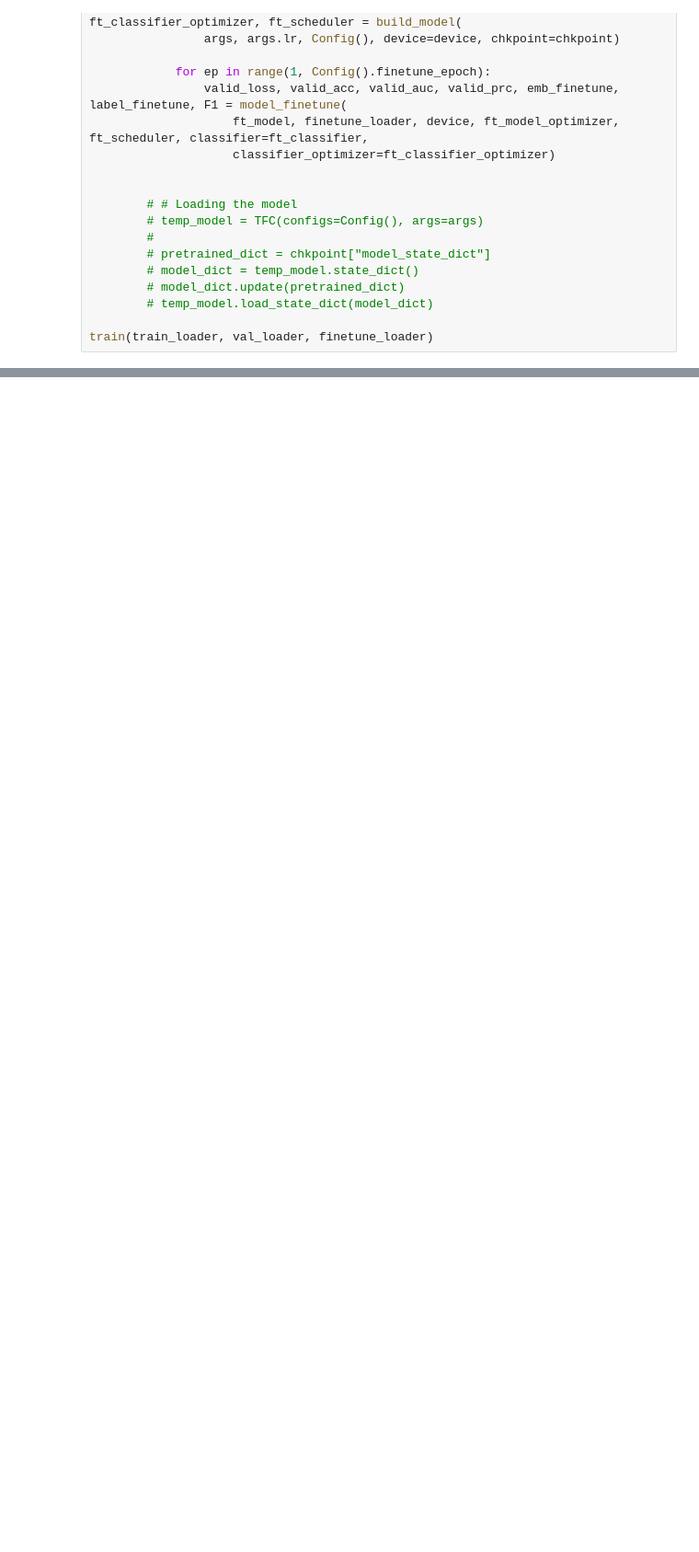
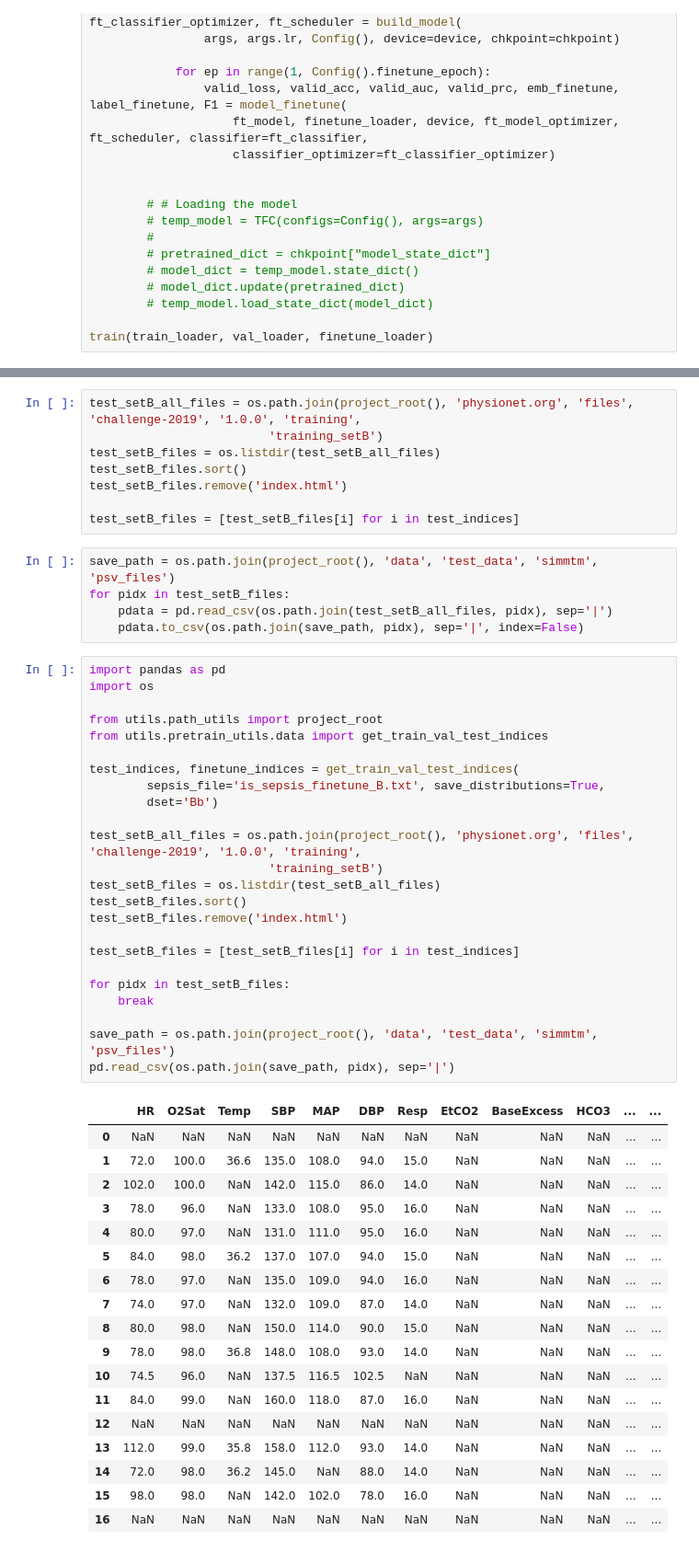
Before and after one commit to neeresh/SepsisEarlyPrediction, a Jupyter notebook: rough.ipynb, the cells around one changed output, grey strips where cells are left out. Shown at 92% size. Drawn from its saved outputs; the diff is of its cells as text; blank space fills up the shorter version.

Commit message:
simmtm

```diff
--- a/rough.ipynb
+++ b/rough.ipynb
@@ -696,0 +728,56 @@ tensor([0.6955, 0.9219, 0.9028, 0.2196, 0.8429, 0.6312, 0.3173, 0.3668, 0.3520,
+# %%
+test_setB_all_files = os.path.join(project_root(), 'physionet.org', 'files', 'challenge-2019', '1.0.0', 'training',
+                         'training_setB')
+test_setB_files = os.listdir(test_setB_all_files)
+test_setB_files.sort()
+test_setB_files.remove('index.html')
+
+test_setB_files = [test_setB_files[i] for i in test_indices]
+# %%
+save_path = os.path.join(project_root(), 'data', 'test_data', 'simmtm', 'psv_files')
+for pidx in test_setB_files:
+    pdata = pd.read_csv(os.path.join(test_setB_all_files, pidx), sep='|')
+    pdata.to_csv(os.path.join(save_path, pidx), sep='|', index=False)
+# %%
+import pandas as pd
+import os
+
+from utils.path_utils import project_root
+from utils.pretrain_utils.data import get_train_val_test_indices
+
+test_indices, finetune_indices = get_train_val_test_indices(
+        sepsis_file='is_sepsis_finetune_B.txt', save_distributions=True,
+        dset='Bb')
+
+test_setB_all_files = os.path.join(project_root(), 'physionet.org', 'files', 'challenge-2019', '1.0.0', 'training',
+                         'training_setB')
+test_setB_files = os.listdir(test_setB_all_files)
+test_setB_files.sort()
+test_setB_files.remove('index.html')
+
+test_setB_files = [test_setB_files[i] for i in test_indices]
+
+for pidx in test_setB_files:
+    break
+
+save_path = os.path.join(project_root(), 'data', 'test_data', 'simmtm', 'psv_files')
+pd.read_csv(os.path.join(save_path, pidx), sep='|')
+# %% [output]
+|  | HR | O2Sat | Temp | SBP | MAP | DBP | Resp | EtCO2 | BaseExcess | HCO3 | ... | ... |
+| 0 | NaN | NaN | NaN | NaN | NaN | NaN | NaN | NaN | NaN | NaN | ... | ... |
+| 1 | 72.0 | 100.0 | 36.6 | 135.0 | 108.0 | 94.0 | 15.0 | NaN | NaN | NaN | ... | ... |
+| 2 | 102.0 | 100.0 | NaN | 142.0 | 115.0 | 86.0 | 14.0 | NaN | NaN | NaN | ... | ... |
+| 3 | 78.0 | 96.0 | NaN | 133.0 | 108.0 | 95.0 | 16.0 | NaN | NaN | NaN | ... | ... |
+| 4 | 80.0 | 97.0 | NaN | 131.0 | 111.0 | 95.0 | 16.0 | NaN | NaN | NaN | ... | ... |
+| 5 | 84.0 | 98.0 | 36.2 | 137.0 | 107.0 | 94.0 | 15.0 | NaN | NaN | NaN | ... | ... |
+| 6 | 78.0 | 97.0 | NaN | 135.0 | 109.0 | 94.0 | 16.0 | NaN | NaN | NaN | ... | ... |
+| 7 | 74.0 | 97.0 | NaN | 132.0 | 109.0 | 87.0 | 14.0 | NaN | NaN | NaN | ... | ... |
+| 8 | 80.0 | 98.0 | NaN | 150.0 | 114.0 | 90.0 | 15.0 | NaN | NaN | NaN | ... | ... |
+| 9 | 78.0 | 98.0 | 36.8 | 148.0 | 108.0 | 93.0 | 14.0 | NaN | NaN | NaN | ... | ... |
+| 10 | 74.5 | 96.0 | NaN | 137.5 | 116.5 | 102.5 | NaN | NaN | NaN | NaN | ... | ... |
+| 11 | 84.0 | 99.0 | NaN | 160.0 | 118.0 | 87.0 | 16.0 | NaN | NaN | NaN | ... | ... |
+| 12 | NaN | NaN | NaN | NaN | NaN | NaN | NaN | NaN | NaN | NaN | ... | ... |
+| 13 | 112.0 | 99.0 | 35.8 | 158.0 | 112.0 | 93.0 | 14.0 | NaN | NaN | NaN | ... | ... |
+| 14 | 72.0 | 98.0 | 36.2 | 145.0 | NaN | 88.0 | 14.0 | NaN | NaN | NaN | ... | ... |
+| 15 | 98.0 | 98.0 | NaN | 142.0 | 102.0 | 78.0 | 16.0 | NaN | NaN | NaN | ... | ... |
+| 16 | NaN | NaN | NaN | NaN | NaN | NaN | NaN | NaN | NaN | NaN | ... | ... |
```
Also changed, not shown: parts of 11 cells of this notebook, 8 other files.
